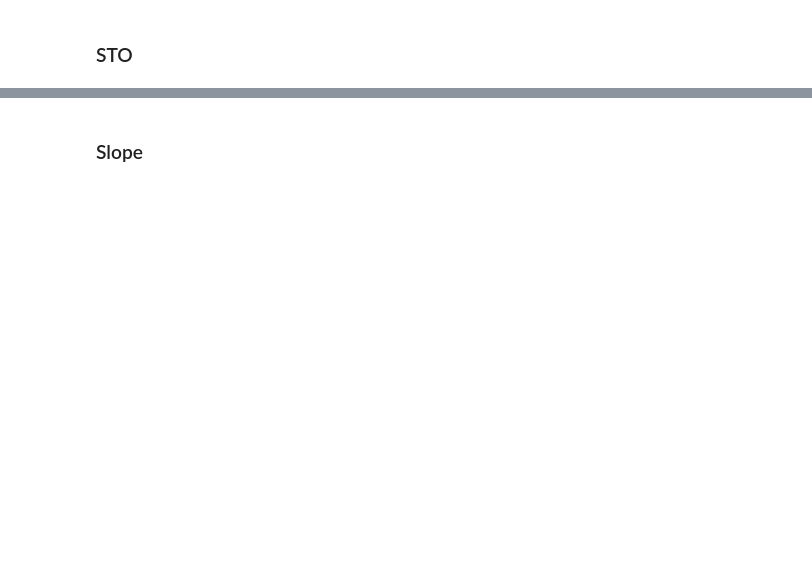
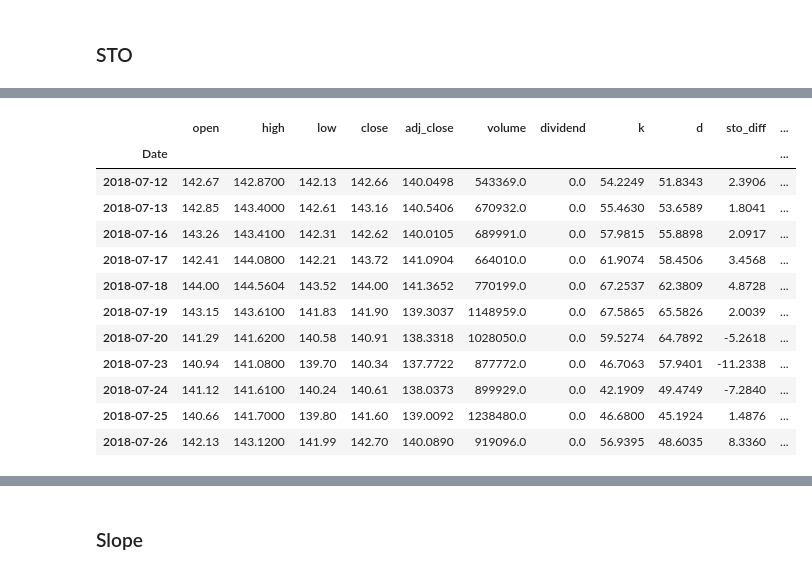
Before and after one commit to rittik97/Studies-on-SPYs, a Jupyter notebook: Playground.ipynb, the cells around one changed output, grey strips where cells are left out. Cells and saved outputs as stored; diff of their text form; code cells hidden in the pictures; blank space fills up the shorter version.

```diff
--- a/Playground.ipynb
+++ b/Playground.ipynb
@@ -459,7 +368,7 @@ np.percentile(w_macd[w_macd<=0],0.5)
 # %% [markdown]
 ### STO
 # %%
-d={'function': 'STOCH','apikey':"YEUC2DL0F7KC43PB",'symbol':'SPY','interval':'daily','fastkperiod':22 }
+d={'function': 'STOCH','apikey':"YEUC2DL0F7KC43PB",'symbol':ticker,'interval':'daily','fastkperiod':22 }
 response = requests.get(
         'https://www.alphavantage.co/query',
         params=d,
@@ -651,2 +523,0 @@ get_percentile(spy.k_change.dropna(),'val',10)
-# %%
-spy.set_index('Date')['2019-4-20':'2019-05-10']
@@ -671,3 +524,19 @@ spy.set_index('Date')['2019-4-20':'2019-05-10']
+# %%
+spy.set_index('Date')['2018-7-12':'2018-7-26']
+# %% [output]
+|  | open | high | low | close | adj_close | volume | dividend | k | d | sto_diff | ... |
+| Date |  |  |  |  |  |  |  |  |  |  | ... |
+| 2018-07-12 | 142.67 | 142.8700 | 142.13 | 142.66 | 140.0498 | 543369.0 | 0.0 | 54.2249 | 51.8343 | 2.3906 | ... |
+| 2018-07-13 | 142.85 | 143.4000 | 142.61 | 143.16 | 140.5406 | 670932.0 | 0.0 | 55.4630 | 53.6589 | 1.8041 | ... |
+| 2018-07-16 | 143.26 | 143.4100 | 142.31 | 142.62 | 140.0105 | 689991.0 | 0.0 | 57.9815 | 55.8898 | 2.0917 | ... |
+| 2018-07-17 | 142.41 | 144.0800 | 142.21 | 143.72 | 141.0904 | 664010.0 | 0.0 | 61.9074 | 58.4506 | 3.4568 | ... |
+| 2018-07-18 | 144.00 | 144.5604 | 143.52 | 144.00 | 141.3652 | 770199.0 | 0.0 | 67.2537 | 62.3809 | 4.8728 | ... |
+| 2018-07-19 | 143.15 | 143.6100 | 141.83 | 141.90 | 139.3037 | 1148959.0 | 0.0 | 67.5865 | 65.5826 | 2.0039 | ... |
+| 2018-07-20 | 141.29 | 141.6200 | 140.58 | 140.91 | 138.3318 | 1028050.0 | 0.0 | 59.5274 | 64.7892 | -5.2618 | ... |
+| 2018-07-23 | 140.94 | 141.0800 | 139.70 | 140.34 | 137.7722 | 877772.0 | 0.0 | 46.7063 | 57.9401 | -11.2338 | ... |
+| 2018-07-24 | 141.12 | 141.6100 | 140.24 | 140.61 | 138.0373 | 899929.0 | 0.0 | 42.1909 | 49.4749 | -7.2840 | ... |
+| 2018-07-25 | 140.66 | 141.7000 | 139.80 | 141.60 | 139.0092 | 1238480.0 | 0.0 | 46.6800 | 45.1924 | 1.4876 | ... |
+| 2018-07-26 | 142.13 | 143.1200 | 141.99 | 142.70 | 140.0890 | 919096.0 | 0.0 | 56.9395 | 48.6035 | 8.3360 | ... |
 # %%
 spy['ret']=100*(spy.adj_close.shift(-4)/spy.adj_close-1)
 # %%
```
Also changed, not shown: parts of 48 cells of this notebook.
